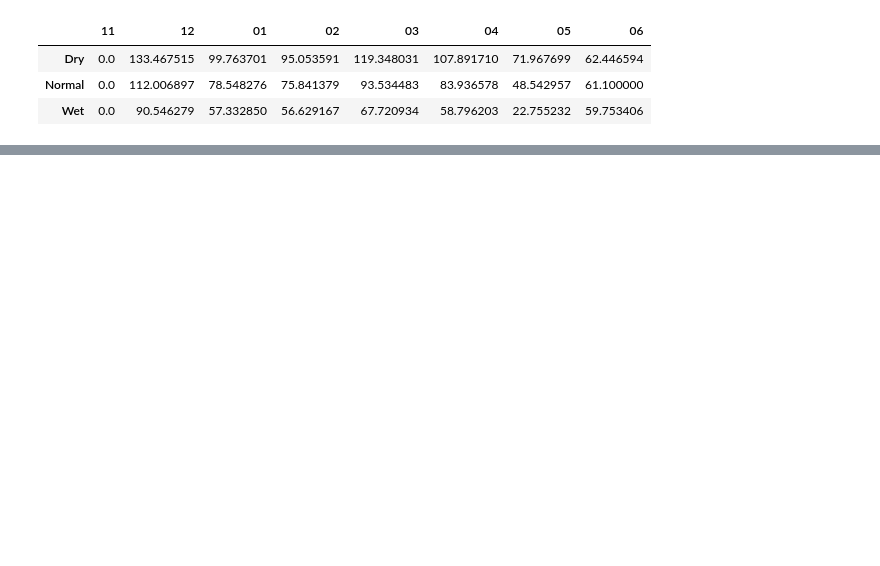
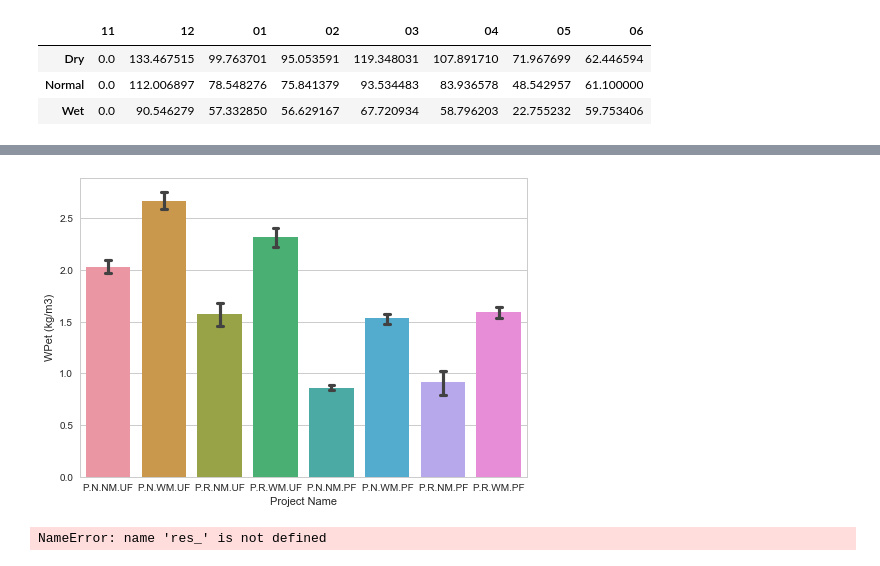
Before and after one commit to caburj/acresults, a Jupyter notebook: examples/example-01.ipynb, the cells around one changed output, grey strips where cells are left out. Drawn from its saved outputs; the diff is of its cells as text; code cells hidden in the pictures; blank space fills up the shorter version.

```diff
--- a/examples/example-01.ipynb
+++ b/examples/example-01.ipynb
@@ -44,0 +57,8 @@ plt.legend()
+# %%
+ac.barplot([pnnmuf,pnwmuf,prnmuf,prwmuf,pnnmpf,pnwmpf,prnmpf,prwmpf], 'wpet')
+# %% [output]
+[figure, added]
+# %%
+ac.boxplot([pnnmuf,pnwmuf,prnmuf,prwmuf,pnnmpf,pnwmpf,prnmpf,prwmpf], 'wpet')
+# %% [output]
+NameError: name 'res_' is not defined
```
Also changed, not shown: parts of 14 cells of this notebook, 2 other files.
